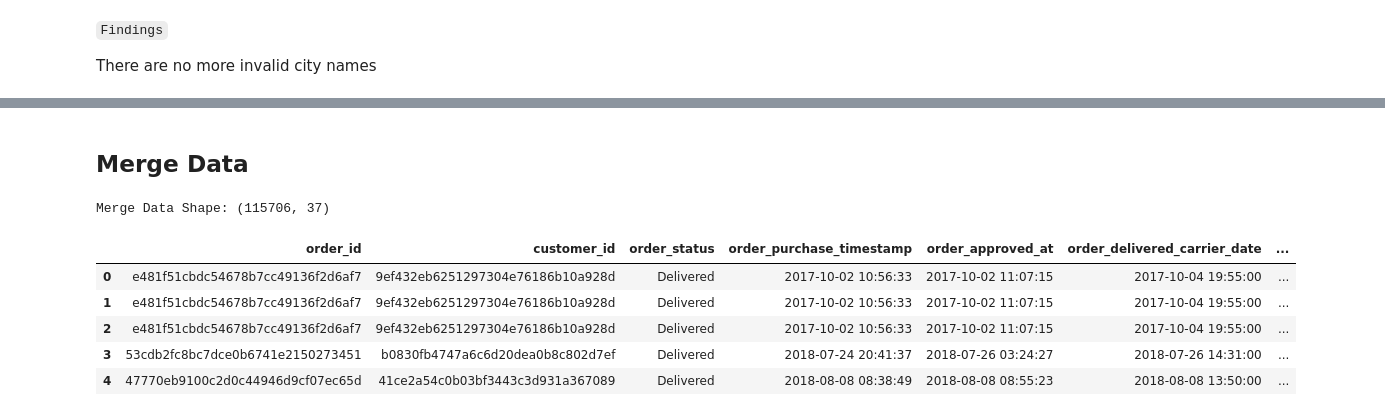
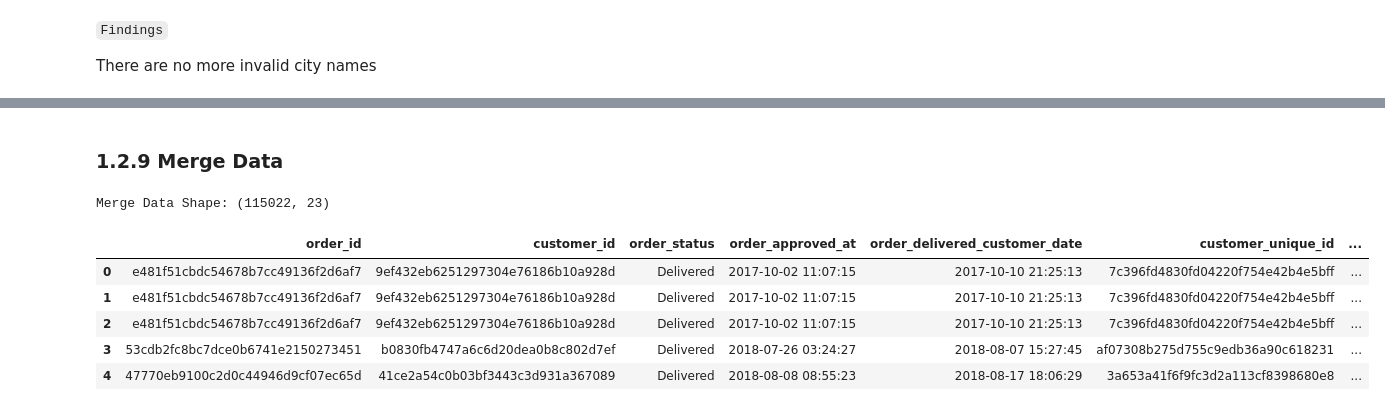
Before and after one commit to atthabrizi/brazillian_ecommerce_clustering, a Jupyter notebook: data-understanding-cleaning-olist-dataset.ipynb, the cells around one changed output, grey strips where cells are left out. Saved outputs shown, nothing was run; the diff lists cells and outputs as text; code cells hidden in the pictures.

```diff
--- a/data-understanding-cleaning-olist-dataset.ipynb
+++ b/data-understanding-cleaning-olist-dataset.ipynb
@@ -812,0 +841,6 @@ df_cat['product_category_name_english'] = df_cat['product_category_name_english'
+# %%
+# Dropping unnecessary columns
+df_products = df_products[['product_id', 'product_category_name', 'product_category_name_english']]
+
+# Check where 'product_category_name' is not NaN and 'product_category_name_english' is NaN
+df_products[(df_products['product_category_name'].notna()) & (df_products['product_category_name_english'].isna())]
@@ -813 +862,8 @@ df_cat['product_category_name_english'] = df_cat['product_category_name_english'
+# %%
+# Fill missing values in the product_category_name_english columns where product_category_name not available
+df_products.loc[df_products['product_category_name'] == 'pc_gamer', 'product_category_name_english'] = 'pc_gamer'
+df_products.loc[df_products['product_category_name'] == 'portateis_cozinha_e_preparadores_de_alimentos', 'product_category_name_english'] = 'kitchen_and_food_processors'
+
+# Fill missing values
+df_products.fillna(value='unknown', inplace=True)
 # %%
@@ -833,0 +894,23 @@ array(['Health Beauty', 'Computers Accessories', 'Auto', 'Bed Bath Table',
+# %%
+# Dictionary for correcting product category names
+change = {'home_confort': 'home_comfort',
+          'home_comfort_2': 'home_comfort',
+          'home_appliances_2': 'home_appliances',
+          'costruction_tools_tools': 'construction_tools_tools',
+          'costruction_tools_garden': 'construction_tools_garden',
+          'fashio_female_clothing': 'fashion_female_clothing'}
+
+# Replace product category values based on the 'change' dictionary
+df_products = df_products.replace(change)
+# %%
+# Assign the English product category names to the 'product_category_name' column
+df_products['product_category_name'] = df_products['product_category_name_english']
+
+# Replace underscores with spaces and capitalize the words in 'product_category_name'
+df_products['product_category_name'] = df_products['product_category_name'].str.replace('_', ' ').str.title()
+
+# Drop the 'product_category_name_english' column
+df_products.drop(columns='product_category_name_english', inplace=True)
+
+# Display unique values in the 'product_category_name' column
+df_products['product_category_name'].unique()
@@ -834,25 +935,24 @@ array(['Health Beauty', 'Computers Accessories', 'Auto', 'Bed Bath Table',
 # %% [markdown]
-## Merge Data
+### 1.2.9 Merge Data
 # %%
 # Merging multiple DataFrames into a single DataFrame 'df' using left joins
 df = pd.merge(df_orders, df_cust, on='customer_id', how='left')
 df = df.merge(df_order_items, on='order_id', how='left')
 df = df.merge(df_sellers, on='seller_id', how='left')
 df = df.merge(df_products, on='product_id', how='left')
-df = df.merge(df_cat, on='product_category_name', how='left')
 df = df.merge(df_order_payments, on='order_id', how='left')
 df = df.merge(df_order_reviews, on='order_id', how='left')
 
 print('Merge Data Shape:',df.shape)
 display(df.head())
 # %% [output]
-Merge Data Shape: (115706, 37)
+Merge Data Shape: (115022, 23)
-|  | order_id | customer_id | order_status | order_purchase_timestamp | order_approved_at | order_delivered_carrier_date | ... |
-| 0 | e481f51cbdc54678b7cc49136f2d6af7 | 9ef432eb6251297304e76186b10a928d | Delivered | 2017-10-02 10:56:33 | 2017-10-02 11:07:15 | 2017-10-04 19:55:00 | ... |
-| 1 | e481f51cbdc54678b7cc49136f2d6af7 | 9ef432eb6251297304e76186b10a928d | Delivered | 2017-10-02 10:56:33 | 2017-10-02 11:07:15 | 2017-10-04 19:55:00 | ... |
-| 2 | e481f51cbdc54678b7cc49136f2d6af7 | 9ef432eb6251297304e76186b10a928d | Delivered | 2017-10-02 10:56:33 | 2017-10-02 11:07:15 | 2017-10-04 19:55:00 | ... |
-| 3 | 53cdb2fc8bc7dce0b6741e2150273451 | b0830fb4747a6c6d20dea0b8c802d7ef | Delivered | 2018-07-24 20:41:37 | 2018-07-26 03:24:27 | 2018-07-26 14:31:00 | ... |
-| 4 | 47770eb9100c2d0c44946d9cf07ec65d | 41ce2a54c0b03bf3443c3d931a367089 | Delivered | 2018-08-08 08:38:49 | 2018-08-08 08:55:23 | 2018-08-08 13:50:00 | ... |
+|  | order_id | customer_id | order_status | order_approved_at | order_delivered_customer_date | customer_unique_id | ... |
+| 0 | e481f51cbdc54678b7cc49136f2d6af7 | 9ef432eb6251297304e76186b10a928d | Delivered | 2017-10-02 11:07:15 | 2017-10-10 21:25:13 | 7c396fd4830fd04220f754e42b4e5bff | ... |
+| 1 | e481f51cbdc54678b7cc49136f2d6af7 | 9ef432eb6251297304e76186b10a928d | Delivered | 2017-10-02 11:07:15 | 2017-10-10 21:25:13 | 7c396fd4830fd04220f754e42b4e5bff | ... |
+| 2 | e481f51cbdc54678b7cc49136f2d6af7 | 9ef432eb6251297304e76186b10a928d | Delivered | 2017-10-02 11:07:15 | 2017-10-10 21:25:13 | 7c396fd4830fd04220f754e42b4e5bff | ... |
+| 3 | 53cdb2fc8bc7dce0b6741e2150273451 | b0830fb4747a6c6d20dea0b8c802d7ef | Delivered | 2018-07-26 03:24:27 | 2018-08-07 15:27:45 | af07308b275d755c9edb36a90c618231 | ... |
+| 4 | 47770eb9100c2d0c44946d9cf07ec65d | 41ce2a54c0b03bf3443c3d931a367089 | Delivered | 2018-08-08 08:55:23 | 2018-08-17 18:06:29 | 3a653a41f6f9fc3d2a113cf8398680e8 | ... |
 # %%
 skimming_data(df)
 # %% [output]
```
Also changed, not shown: parts of 55 cells of this notebook.
